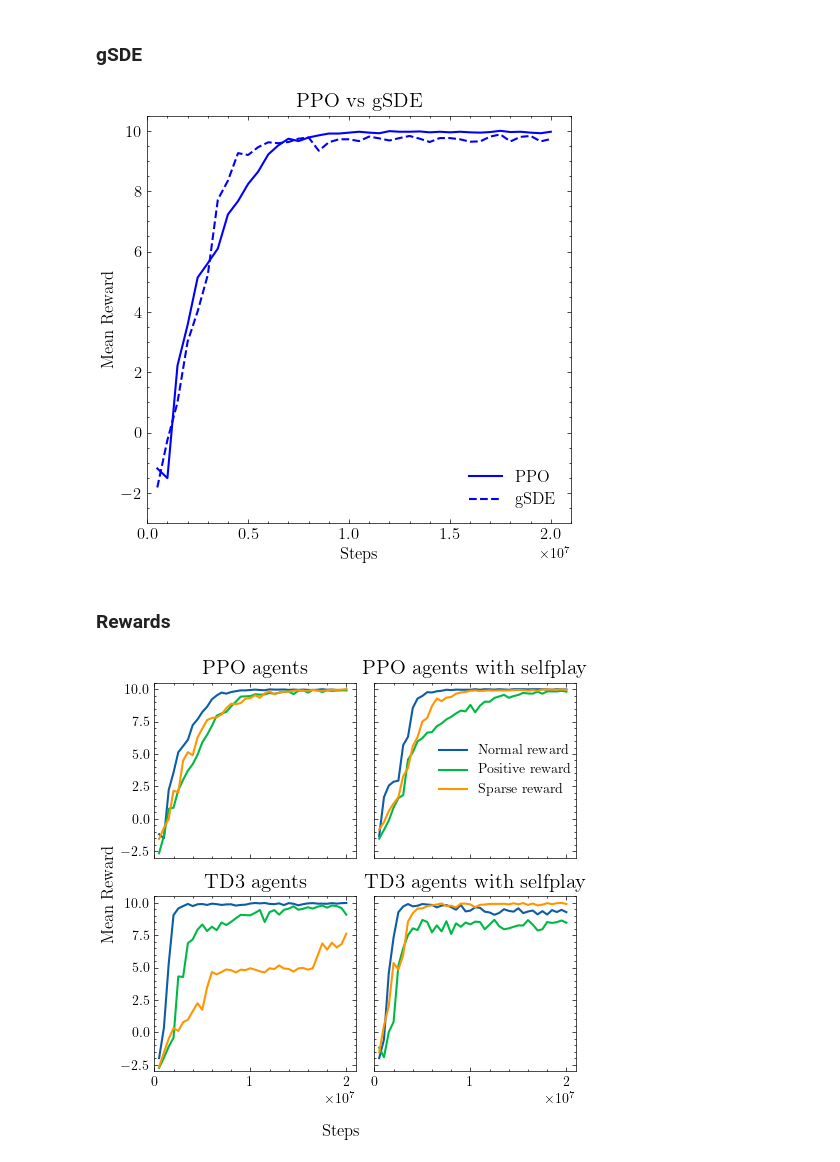
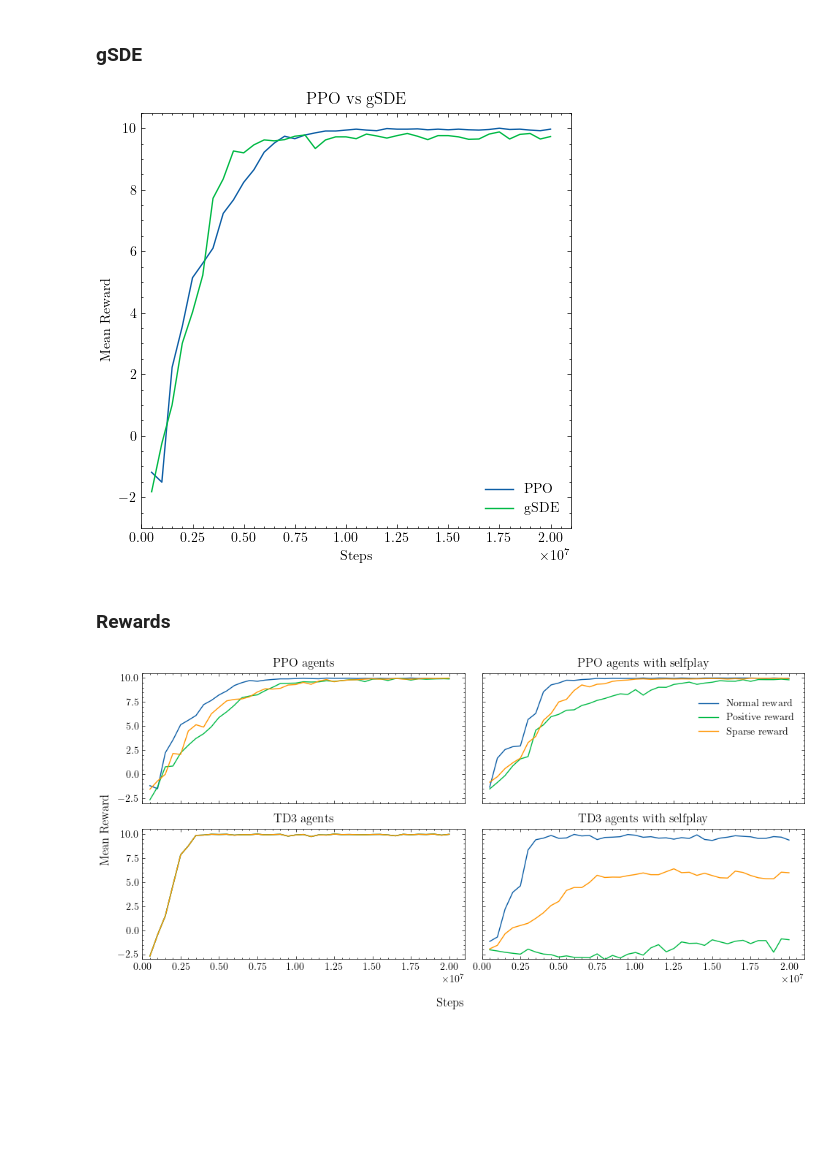
Before and after one commit to triooy/rl_uni_tuebingen_challenge, a Jupyter notebook: notebooks/plots.ipynb, the cells around one changed output. Cells and saved outputs as stored; diff of their text form; code cells hidden in the pictures; blank space fills up the shorter version.

```diff
--- a/notebooks/plots.ipynb
+++ b/notebooks/plots.ipynb
@@ -6,23 +6,17 @@ from typing import List, Dict, Tuple, Union
 
 plt.style.use('science')
 # %%
-def get_subplot(data: List, labels: List, ax, title, x_lim=(0,21000000), y_lim=(-3, 10.5), legend=False, xy_label=False, linestyle='solid', colors=None):
-    if isinstance(linestyle, str):
-        linestyle = [linestyle] * len(data)
-
+def get_subplot(data: List, labels: List, ax, title, x_lim=(0,21000000), y_lim=(-3, 10.5), legend=False, xy_label=False):
     for i, d in enumerate(data):
-        if colors:
-            ax.plot(d['Step'].values, d['Value'].values, label=labels[i], linewidth=1.5, linestyle=linestyle[i], color=colors[i])
-        else:
-            ax.plot(d['Step'].values, d['Value'].values, label=labels[i], linewidth=1.5, linestyle=linestyle[i])
-    ax.set_title(title, fontsize=15)
+        ax.plot(d['Step'].values, d['Value'].values, label=labels[i])
+    ax.set_title(title)
     if xy_label:
-        ax.set_xlabel("Steps", fontsize=12)
-        ax.set_ylabel("Mean Reward", fontsize=12)
+        ax.set_xlabel("Steps")
+        ax.set_ylabel("Mean Reward")
     ax.set_xlim(x_lim)
     ax.set_ylim(y_lim)
     if legend:
-        ax.legend(fontsize=12)
+        ax.legend()
     return ax
 # %% [markdown]
 ### gSDE
@@ -33,16 +27,14 @@ data1 = pd.read_csv(data1)
 data2 = pd.read_csv(data2)
 # %%
 with plt.style.context('science'):
-    fig, ax = plt.subplots(1, 1, figsize=(5,5))
-    ax = get_subplot([data1, data2], ["PPO", "gSDE"], ax, "PPO vs gSDE", legend=True, xy_label=True, linestyle=['solid', 'dashed'], colors=['blue', 'blue'])
-    # increase tick size
-    ax.tick_params(axis='both', which='major', labelsize=12)
+    fig, ax = plt.subplots(1, 1, figsize=(5, 5))
+    ax = get_subplot([data1, data2], ["PPO", "gSDE"], ax, "PPO vs gSDE", legend=True, xy_labels=True)
     plt.tight_layout()
     # save as png
     plt.savefig("ppo_vs_gsde.png", dpi=300)
     plt.show()
 # %% [output]
-[figure, old version]
+[figure, new version]
 # %% [markdown]
 ### Rewards
 # %%
@@ -52,26 +44,26 @@ ppo3 = pd.read_csv("../../experiments/rewards/PPO_2_NO_SELFPLAY_1.csv")
 ppo_s1 = pd.read_csv("../../experiments/rewards/PPO_0_SELFPLAY_1.csv")
 ppo_s2 = pd.read_csv("../../experiments/rewards/PPO_1_SELFPLAY_1.csv")
 ppo_s3 = pd.read_csv("../../experiments/rewards/PPO_2_SELFPLAY_1.csv")
-td3 = pd.read_csv("../../experiments/rewards/run-td3_0_no_self_1-tag-eval_mean_reward.csv")
-td3_1 = pd.read_csv("../../experiments/rewards/run-td3_1_no_self_1-tag-eval_mean_reward.csv")
-td3_2 = pd.read_csv("../../experiments/rewards/run-td3_2_no_self_1-tag-eval_mean_reward.csv")
-td3_s = pd.read_csv("../../experiments/rewards/run-td3_0_with_self_1-tag-eval_mean_reward.csv")
-td3_s1 = pd.read_csv("../../experiments/rewards/run-td3_1_with_self_1-tag-eval_mean_reward.csv")
-td3_s2 = pd.read_csv("../../experiments/rewards/run-td3_2_with_self_1-tag-eval_mean_reward.csv")
+td3 = pd.read_csv("../../experiments/rewards/run-td3_0_no_selfplay_1-tag-eval_mean_reward.csv")
+td3_1 = pd.read_csv("../../experiments/rewards/run-td3_0_no_selfplay_1-tag-eval_mean_reward.csv")
+td3_2 = pd.read_csv("../../experiments/rewards/run-td3_0_no_selfplay_1-tag-eval_mean_reward.csv")
+td3_s = pd.read_csv("../../experiments/rewards/run-td3_0_with_selfplay_1-tag-eval_mean_reward.csv")
+td3_s1 = pd.read_csv("../../experiments/rewards/run-td3_1_with_selfplay_1-tag-eval_mean_reward (1).csv")
+td3_s2 = pd.read_csv("../../experiments/rewards/run-td3_2_with_selfplay_1-tag-eval_mean_reward.csv")
 # %%
 with plt.style.context('science'):
-    fig, ax = plt.subplots(2, 2, figsize=(5, 5), sharex=True, sharey=True)
+    fig, ax = plt.subplots(2, 2, figsize=(10, 5), sharex=True, sharey=True)
     ax[0][0] = get_subplot([ppo1, ppo2, ppo3], ["Normal reward", "Positive reward", "Sparse reward"], ax[0][0], "PPO agents")
     ax[0][1] = get_subplot([ppo_s1, ppo_s2, ppo_s3], ["Normal reward", "Positive reward", "Sparse reward"], ax[0][1], "PPO agents with selfplay")
     ax[1][0] = get_subplot([td3, td3_1, td3_2], ["Normal reward", "Positive reward", "Sparse reward"], ax[1][0], "TD3 agents")
     ax[1][1] = get_subplot([td3_s, td3_s1, td3_s2], ["Normal reward", "Positive reward", "Sparse reward"], ax[1][1], "TD3 agents with selfplay")
 
     plt.tight_layout(rect=(0.03,0.05,1,1)) #
     handles, labels = ax[1][1].get_legend_handles_labels()
-    fig.legend(handles, labels, loc=(0.68,.7), labelspacing=0.5)
+    fig.legend(handles, labels, loc=(0.84,.76), labelspacing=0.5)
     fig.supxlabel('Steps')
     fig.supylabel('Mean Reward')
-    plt.savefig("./rewards.png", dpi=300)
+    plt.savefig("rewards.png", dpi=300)
     plt.show()
 # %% [output]
-[figure, old version]
+[figure, new version]
```
Also changed, not shown: parts of 2 cells of this notebook, 5 other files.
